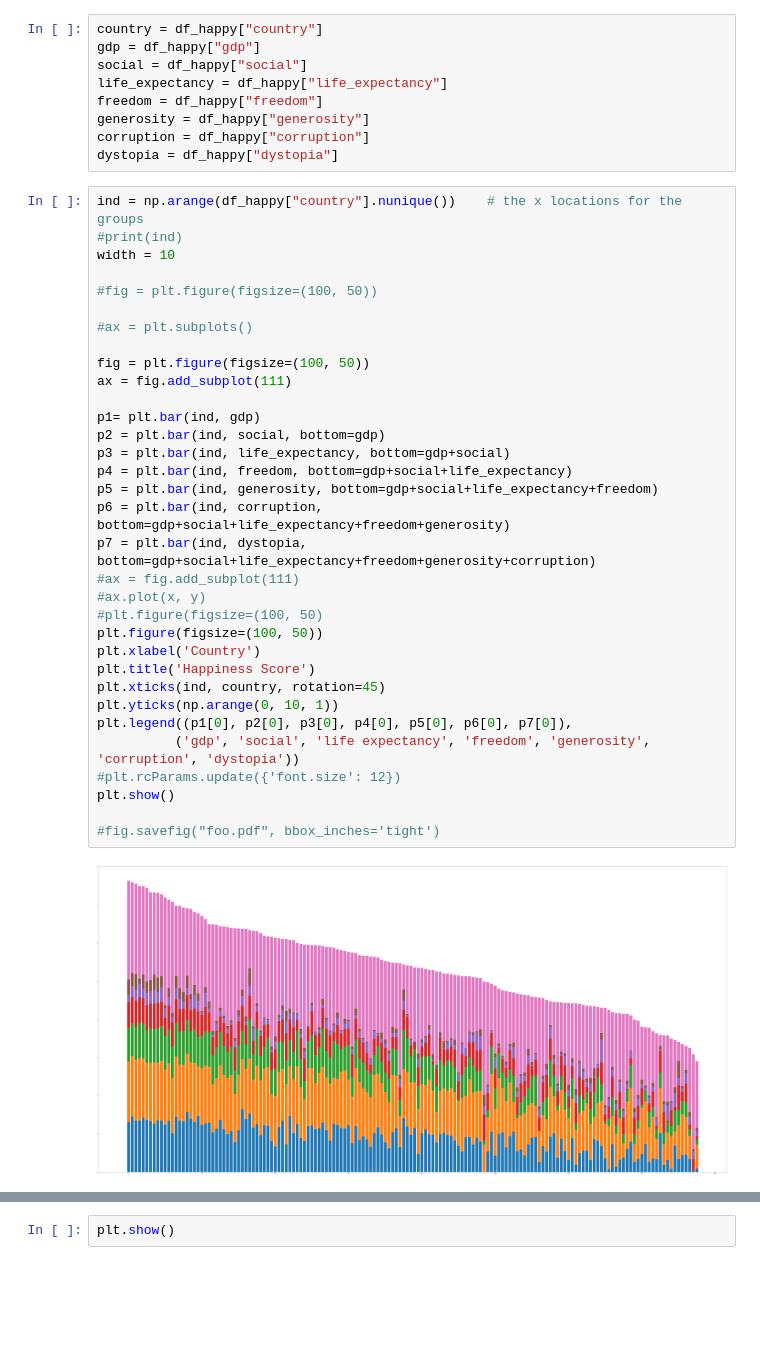
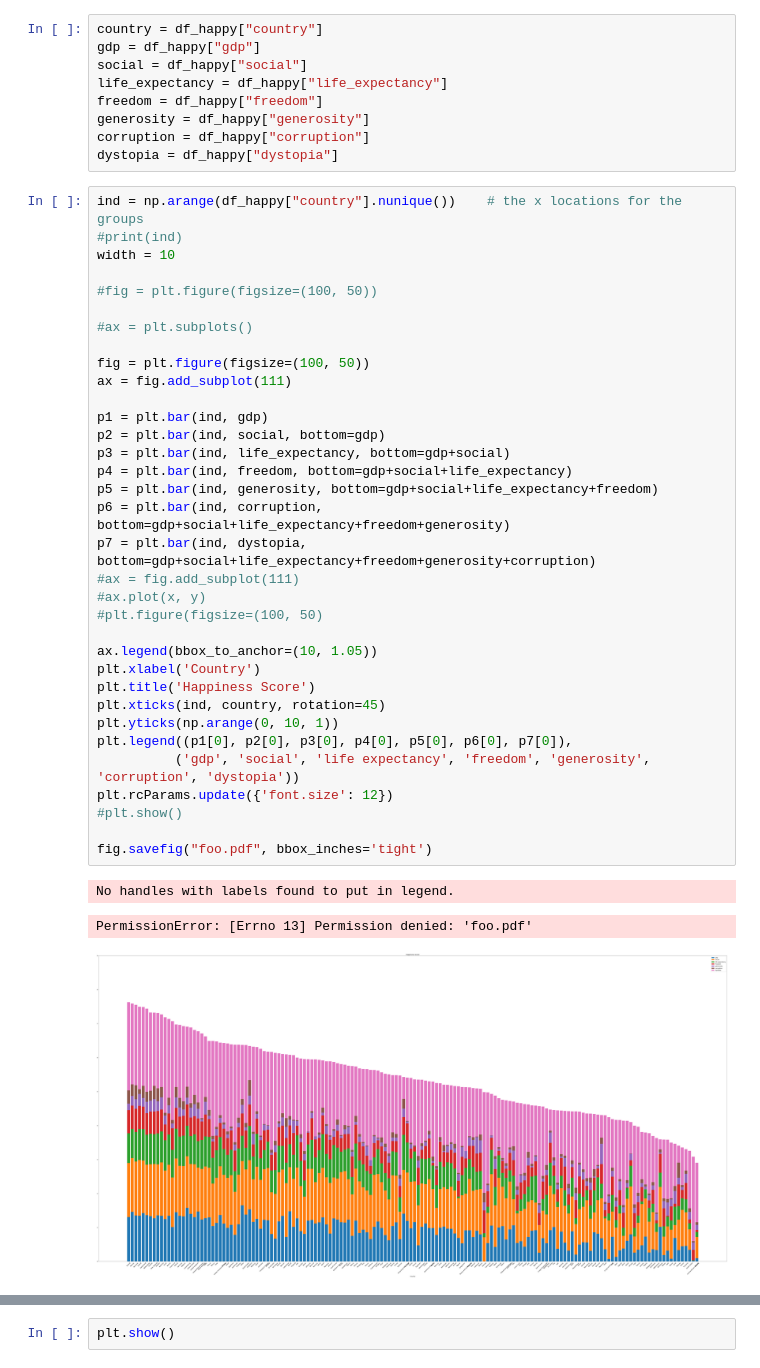
Before and after one commit to 4d4m43/DrinkAndBeHapPY, a Jupyter notebook: libs/whiskers.ipynb, the cells around one changed output, grey strips where cells are left out. Drawn from its saved outputs; the diff is of its cells as text; blank space fills up the shorter version.

```diff
--- a/libs/whiskers.ipynb
+++ b/libs/whiskers.ipynb
@@ -48,35 +48,38 @@ dystopia = df_happy["dystopia"]
 # %%
 ind = np.arange(df_happy["country"].nunique())    # the x locations for the groups
 #print(ind)
 width = 10
 
 #fig = plt.figure(figsize=(100, 50))
 
 #ax = plt.subplots()
 
 fig = plt.figure(figsize=(100, 50))
 ax = fig.add_subplot(111)
 
-p1= plt.bar(ind, gdp)
+p1 = plt.bar(ind, gdp)
 p2 = plt.bar(ind, social, bottom=gdp)
 p3 = plt.bar(ind, life_expectancy, bottom=gdp+social)
 p4 = plt.bar(ind, freedom, bottom=gdp+social+life_expectancy)
 p5 = plt.bar(ind, generosity, bottom=gdp+social+life_expectancy+freedom)
 p6 = plt.bar(ind, corruption, bottom=gdp+social+life_expectancy+freedom+generosity)
 p7 = plt.bar(ind, dystopia, bottom=gdp+social+life_expectancy+freedom+generosity+corruption)
 #ax = fig.add_subplot(111)
 #ax.plot(x, y)
 #plt.figure(figsize=(100, 50)
-plt.figure(figsize=(100, 50))
+
+ax.legend(bbox_to_anchor=(10, 1.05))
 plt.xlabel('Country')
 plt.title('Happiness Score')
 plt.xticks(ind, country, rotation=45)
 plt.yticks(np.arange(0, 10, 1))
 plt.legend((p1[0], p2[0], p3[0], p4[0], p5[0], p6[0], p7[0]),
           ('gdp', 'social', 'life expectancy', 'freedom', 'generosity', 'corruption', 'dystopia'))
-#plt.rcParams.update({'font.size': 12})
-plt.show()
+plt.rcParams.update({'font.size': 12})
+#plt.show()
 
-#fig.savefig("foo.pdf", bbox_inches='tight')
+fig.savefig("foo.pdf", bbox_inches='tight')
 # %% [output]
+No handles with labels found to put in legend.
+PermissionError: [Errno 13] Permission denied: 'foo.pdf'
-[figure, old version]
+[figure, new version]
```
Also changed, not shown: parts of 1 cell of this notebook, 2 other files.
